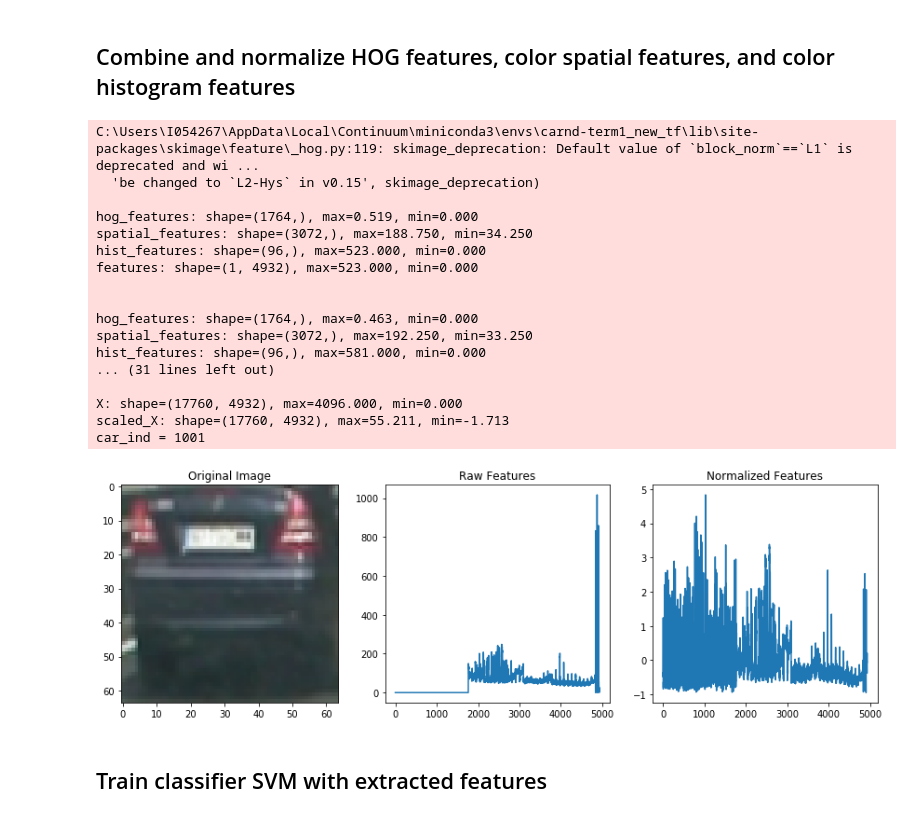
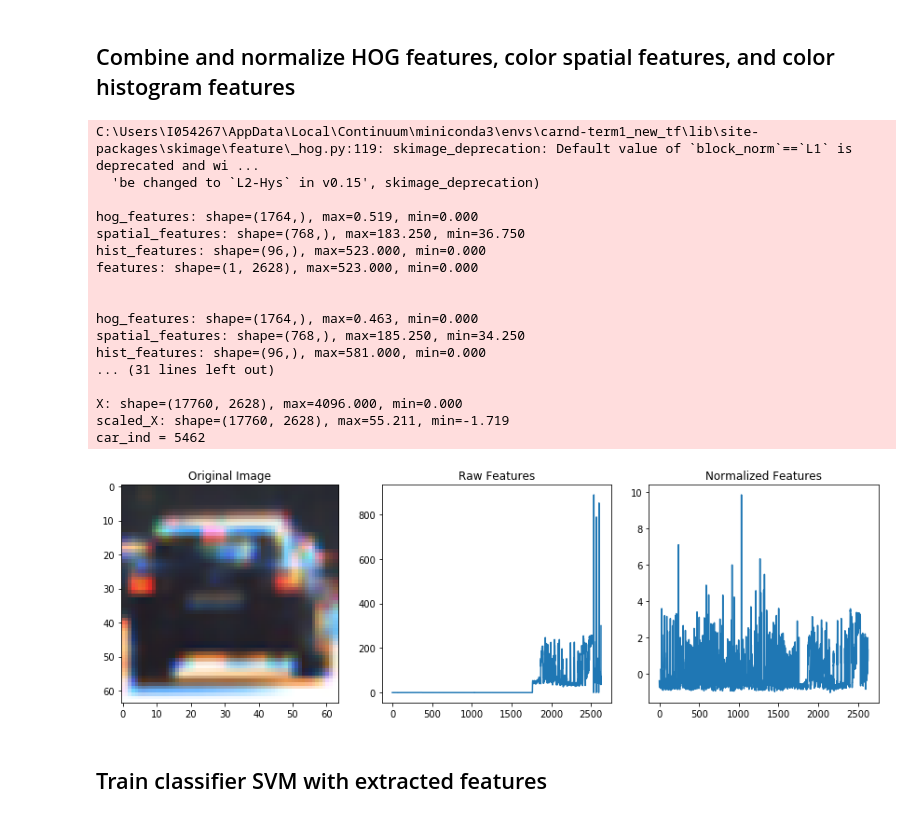
Before and after one commit to WangYuanMike/CarND-Vehicle-Detection, a Jupyter notebook: vehicle_detection.ipynb, the cells around one changed output. Cells and saved outputs as stored; diff of their text form; code cells hidden in the pictures.

```diff
--- a/vehicle_detection.ipynb
+++ b/vehicle_detection.ipynb
@@ -112,7 +123,7 @@ ind = np.random.randint(0, len(vehicle_images))
 
 # Read in the image
 image = vehicle_images[ind]
-gray = cv2.cvtColor(image, cv2.COLOR_RGB2GRAY)
+feature_image = cv2.cvtColor(image, cv2.COLOR_RGB2YCrCb)
 
 # Define HOG parameters
 orient = 9
@@ -120,9 +131,9 @@ pix_per_cell = 8
 cell_per_block = 2
 
 # Call our function with vis=True to see an image output
-features, hog_image = get_hog_features(gray, orient,
-                        pix_per_cell, cell_per_block,
-                        vis=True, feature_vec=False)
+features, hog_image = get_hog_features(feature_image[:,:,0], orient,
+                                       pix_per_cell, cell_per_block,
+                                       vis=True, feature_vec=False)
 
 # Plot the examples
 _, (ax1, ax2) = plt.subplots(1, 2, figsize=(10,5))
@@ -147,7 +158,7 @@ HOG features: shape=(7, 7, 2, 2, 9), max=0.463, min=0.000
 # Define a function to compute color histogram features
 # Pass the color_space flag as 3-letter all caps string
 # like 'HSV' or 'LUV' etc.
-def bin_spatial(img, color_space='RGB', size=(32, 32)):
+def bin_spatial(img, color_space='RGB', size=(16, 16)):
     # Convert image to new color space (if specified)
     if color_space != 'RGB':
         if color_space == 'HSV':
@@ -166,7 +177,7 @@ def bin_spatial(img, color_space='RGB', size=(32, 32)):
     # Return the feature vector
     return features
 
-feature_vec = bin_spatial(image, color_space='RGB', size=(32, 32))
+feature_vec = bin_spatial(image, color_space='RGB', size=(16, 16))
 
 # Plot features
 logger.info('feature_vec: shape={}, max={:.3f}, min={:.3f}'.format(np.shape(feature_vec), np.max(feature_vec), np.min(feature_vec)))
@@ -235,16 +246,35 @@ from sklearn.preprocessing import StandardScaler
 # Define a function to extract features from a list of images
 # Have this function call bin_spatial() and color_hist()
 def extract_features(image_list, orient=9, pix_per_cell=8, cell_per_block=2,
-                     cspace='RGB', spatial_size=(32, 32),
+                     cspace='RGB', spatial_size=(16, 16),
                      hist_bins=32, hist_range=(0, 256)):
     features = []
 
-    for idx, image in enumerate(image_list):
-        gray = cv2.cvtColor(image, cv2.COLOR_RGB2GRAY)
-        hog_features = get_hog_features(gray, orient=orient, pix_per_cell=pix_per_cell, cell_per_block=cell_per_block)
-        spatial_features = bin_spatial(image, color_space=cspace, size=spatial_size)
-        hist_features = color_hist(image, nbins=hist_bins, bins_range=hist_range)
+    for idx, img in enumerate(image_list):
+        if cspace != 'RGB':
+            if cspace == 'HSV':
+                feature_image = cv2.cvtColor(img, cv2.COLOR_RGB2HSV)
+            elif cspace == 'LUV':
+                feature_image = cv2.cvtColor(img, cv2.COLOR_RGB2LUV)
+            elif cspace == 'HLS':
+                feature_image = cv2.cvtColor(img, cv2.COLOR_RGB2HLS)
+            elif cspace == 'YUV':
+                feature_image = cv2.cvtColor(img, cv2.COLOR_RGB2YUV)
+            elif cspace == 'YCrCb':
+                feature_image = cv2.cvtColor(img, cv2.COLOR_RGB2YCrCb)
+        else:
+            feature_image = np.copy(img)
+
+        if cspace == 'RGB':
+            hog_image_ch = cv2.cvtColor(feature_image, cv2.COLOR_RGB2GRAY)
+        else:
+            hog_image_ch = feature_image[:,:,0]
+
+        hog_features = get_hog_features(hog_image_ch, orient=orient, pix_per_cell=pix_per_cell, cell_per_block=cell_per_block)
+        spatial_features = bin_spatial(feature_image, color_space=cspace, size=spatial_size)
+        hist_features = color_hist(feature_image, nbins=hist_bins, bins_range=hist_range)
         features.append(np.concatenate((hog_features, spatial_features, hist_features)))
+
         if idx < 3:
             logger.debug('')
             logger.debug('hog_features: shape={}, max={:.3f}, min={:.3f}'.
@@ -285,40 +315,40 @@ if len(vehicle_features) > 0:
     car_ind = np.random.randint(0, len(vehicle_features))
     logger.info('car_ind = {}'.format(car_ind))
 
     # Plot an example of raw and scaled features
     fig = plt.figure(figsize=(12,4))
     plt.subplot(131)
     plt.imshow(vehicle_images[car_ind] / 255)
     plt.title('Original Image')
     plt.subplot(132)
     plt.plot(X[car_ind])
     plt.title('Raw Features')
     plt.subplot(133)
     plt.plot(scaled_X[car_ind])
     plt.title('Normalized Features')
     fig.tight_layout()
     plt.show()
 else:
     print('Your function only returns empty feature vectors...')
 # %% [output]
 C:\Users\I054267\AppData\Local\Continuum\miniconda3\envs\carnd-term1_new_tf\lib\site-packages\skimage\feature\_hog.py:119: skimage_deprecation: Default value of `block_norm`==`L1` is deprecated and wi ...
   'be changed to `L2-Hys` in v0.15', skimage_deprecation)
 
 hog_features: shape=(1764,), max=0.519, min=0.000
-spatial_features: shape=(3072,), max=188.750, min=34.250
+spatial_features: shape=(768,), max=183.250, min=36.750
 hist_features: shape=(96,), max=523.000, min=0.000
-features: shape=(1, 4932), max=523.000, min=0.000
+features: shape=(1, 2628), max=523.000, min=0.000
 
 
 hog_features: shape=(1764,), max=0.463, min=0.000
-spatial_features: shape=(3072,), max=192.250, min=33.250
+spatial_features: shape=(768,), max=185.250, min=34.250
 hist_features: shape=(96,), max=581.000, min=0.000
 ... (31 lines left out)
 
-X: shape=(17760, 4932), max=4096.000, min=0.000
-scaled_X: shape=(17760, 4932), max=55.211, min=-1.713
-car_ind = 1001
+X: shape=(17760, 2628), max=4096.000, min=0.000
+scaled_X: shape=(17760, 2628), max=55.211, min=-1.719
+car_ind = 5462
-[figure, old version]
+[figure, new version]
 # %% [markdown]
 ## Train classifier SVM with extracted features
 # %%
```
Also changed, not shown: parts of 19 cells of this notebook.
